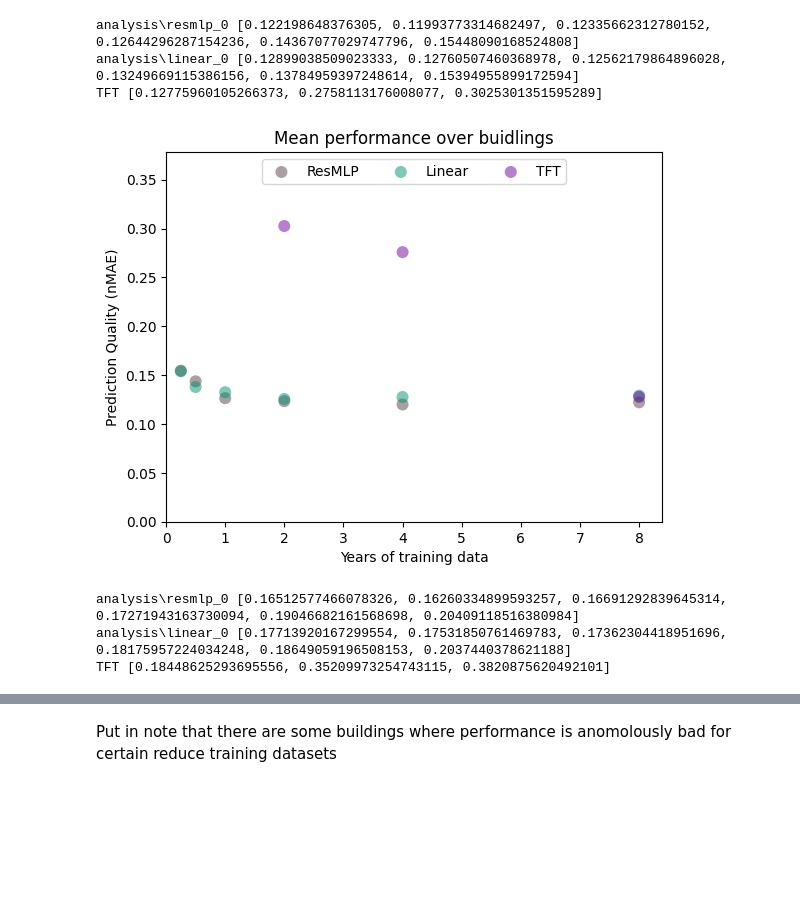
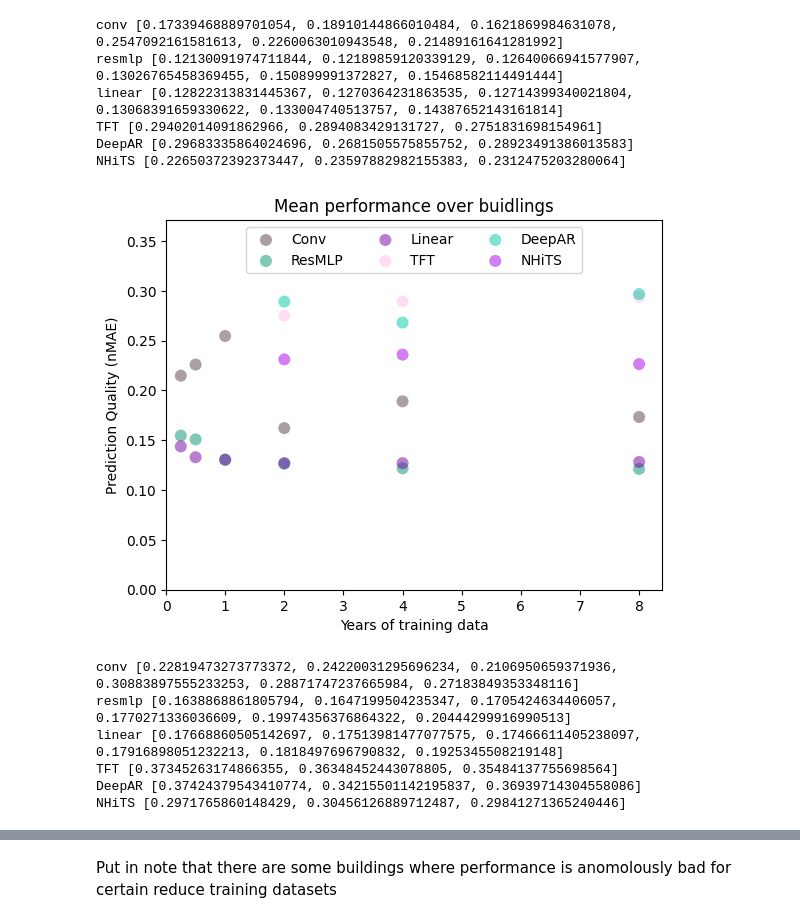
Before and after one commit to EECi/Annex_37, a Jupyter notebook: plots/plot_data_efficiency.ipynb, the cells around one changed output, grey strips where cells are left out. Cells and saved outputs as stored; diff of their text form; code cells hidden in the pictures; blank space fills up the shorter version.

```diff
--- a/plots/plot_data_efficiency.ipynb
+++ b/plots/plot_data_efficiency.ipynb
@@ -7,9 +7,9 @@ from matplotlib import pyplot as plt
 # %%
 eeci_colors = ['#574145','#009070','#7500a0','#ffbfeb','#00C8A4','#a800e5','#4d4e51','#BEA5A9','#ebf1f7'] # '#E50068', not using Conv
 # %%
-comp_results_file = os.path.join('..','results', 'prediction_tests_same-train-test.csv')
+comp_results_file = os.path.join('..','results', 'prediction_tests_baseline.csv')
 comp_results = pd.read_csv(comp_results_file)
-de_results_file = os.path.join('..','results', 'prediction_tests_rd-train-test.csv')
+de_results_file = os.path.join('..','results', 'prediction_tests_data_efficiency.csv')
 de_results = pd.read_csv(de_results_file)
 # %%
 print(de_results)
@@ -34,19 +34,18 @@ print(de_results)
 # %%
-comp_models = [r'analysis\resmlp_0', 'analysis\linear_0', 'TFT']
-rd_models = [r'analysis\resmlp_', 'analysis\linear_', 'TFT-']
-model_names = ['ResMLP', 'Linear', 'TFT']
+comp_models = ['conv', 'resmlp', 'linear', 'TFT', 'DeepAR', 'NHiTS']
+model_names = ['Conv', 'ResMLP', 'Linear', 'TFT', 'DeepAR', 'NHiTS']
 UCam_ids = [0,3,9,11,12,15,16,25,26,32,38,44,45,48,49]
-columns = ['P','C',*['L%s'%id for id in UCam_ids]]
+columns = ['P','C','S',*['L%s'%id for id in UCam_ids]]
 rds = ['rd4y','rd2y','rd1y','rd6m','rd3m']
 rd_years = [4,2,1,0.5,0.25]
 # %%
 for metric, metric_name in zip(['gmnMAE','gmnRMSE'],['nMAE','nRMSE']):
-    for var,var_name in zip(['P','C'],['Pricing','Carbon']):
+    for var,var_name in zip(['P','C','S'],['Pricing','Carbon','Solar']):
         all_ys = []
         fig, ax = plt.subplots()
-        for i,(comp_model,rd_model) in enumerate(zip(comp_models,rd_models)):
+        for i,model in enumerate(comp_models):
             xs = [8,*rd_years]
-            ys = [comp_results[(comp_results['Model Name']==comp_model) & (comp_results['Metric']==metric)][var].iloc[0]] + [de_results[(de_results['Model Name']==rd_model+rd) & (de_results['Metric']==metric)][var].iloc[0] for rd in rds if (rd_model+rd) in de_results['Model Name'].to_list()]
+            ys = [comp_results[(comp_results['Model Name']==model) & (comp_results['Metric']==metric)][var].iloc[0]] + [de_results[(de_results['Model Name']==model+'-'+rd) & (de_results['Metric']==metric)][var].iloc[0] for rd in rds if (model+'-'+rd) in de_results['Model Name'].to_list()]
             all_ys.extend(ys)
             ax.scatter(xs[:len(ys)],ys,label=model_names[i],color=eeci_colors[i], alpha=0.5, edgecolors='none',s=75)
         plt.xlim(0)
@@ -66,9 +67,9 @@ for metric, metric_name in zip(['gmnMAE','gmnRMSE'],['nMAE','nRMSE']):
     for var in ['L0','L3','L15','L26','L44']:
         all_ys = []
         fig, ax = plt.subplots()
-        for i,(comp_model,rd_model) in enumerate(zip(comp_models,rd_models)):
+        for i,model in enumerate(comp_models):
             xs = [8,*rd_years]
-            ys = [comp_results[(comp_results['Model Name']==comp_model) & (comp_results['Metric']==metric)][var].iloc[0]] + [de_results[(de_results['Model Name']==rd_model+rd) & (de_results['Metric']==metric)][var].iloc[0] for rd in rds if (rd_model+rd) in de_results['Model Name'].to_list()]
+            ys = [comp_results[(comp_results['Model Name']==model) & (comp_results['Metric']==metric)][var].iloc[0]] + [de_results[(de_results['Model Name']==model+'-'+rd) & (de_results['Metric']==metric)][var].iloc[0] for rd in rds if (model+'-'+rd) in de_results['Model Name'].to_list()]
             all_ys.extend(ys)
             ax.scatter(xs[:len(ys)],ys,label=model_names[i],color=eeci_colors[i], alpha=0.5, edgecolors='none',s=75)
         plt.xlim(0)
@@ -92,26 +93,32 @@ for metric, metric_name in zip(['gmnMAE','gmnRMSE'],['nMAE','nRMSE']):
 # %%
 for metric, metric_name in zip(['gmnMAE','gmnRMSE'],['nMAE','nRMSE']):
     all_ys = []
     fig, ax = plt.subplots()
-    for i,(comp_model,rd_model) in enumerate(zip(comp_models,rd_models)):
+    for i,model in enumerate(comp_models):
         xs = [8,*rd_years]
-        ys = [np.mean(comp_results[(comp_results['Model Name']==comp_model) & (comp_results['Metric']==metric)][['L%s'%id for id in UCam_ids]].iloc[0])] +\
-            [np.mean(np.ma.masked_invalid(de_results[(de_results['Model Name']==rd_model+rd) & (de_results['Metric']==metric)][['L%s'%id for id in UCam_ids]].iloc[0])) for rd in rds if (rd_model+rd) in de_results['Model Name'].to_list()]
+        ys = [np.mean(comp_results[(comp_results['Model Name']==model) & (comp_results['Metric']==metric)][['L%s'%id for id in UCam_ids]].iloc[0])] +\
+            [np.mean(np.ma.masked_invalid(de_results[(de_results['Model Name']==model+'-'+rd) & (de_results['Metric']==metric)][['L%s'%id for id in UCam_ids]].iloc[0])) for rd in rds if (model+'-'+rd) in de_results['Model Name'].to_list()]
         all_ys.extend(ys)
         ax.scatter(xs[:len(ys)],ys,label=model_names[i],color=eeci_colors[i], alpha=0.5, edgecolors='none',s=75)
-        print(comp_model,ys)
+        print(model,ys)
     plt.xlim(0)
     plt.ylim(0,max(all_ys)*1.25)
     plt.xlabel('Years of training data')
     plt.ylabel(f'Prediction Quality ({metric_name})')
     plt.title('Mean performance over buidlings')
     plt.legend(loc='upper center', bbox_to_anchor=(0.5, 1), ncol=3, fancybox=True)
     plt.show()
 # %% [output]
-analysis\resmlp_0 [0.122198648376305, 0.11993773314682497, 0.12335662312780152, 0.12644296287154236, 0.14367077029747796, 0.15448090168524808]
-analysis\linear_0 [0.12899038509023333, 0.12760507460368978, 0.12562179864896028, 0.13249669115386156, 0.13784959397248614, 0.15394955899172594]
-TFT [0.12775960105266373, 0.2758113176008077, 0.3025301351595289]
+conv [0.17339468889701054, 0.18910144866010484, 0.1621869984631078, 0.2547092161581613, 0.2260063010943548, 0.21489161641281992]
+resmlp [0.12130091974711844, 0.12189859120339129, 0.12640066941577907, 0.13026765458369455, 0.150899991372827, 0.15468582114491444]
+linear [0.12822313831445367, 0.1270364231863535, 0.12714399340021804, 0.13068391659330622, 0.133004740513757, 0.14387652143161814]
+TFT [0.29402014091862966, 0.2894083429131727, 0.2751831698154961]
+DeepAR [0.29683335864024696, 0.2681505575855752, 0.28923491386013583]
+NHiTS [0.22650372392373447, 0.23597882982155383, 0.2312475203280064]
-[figure, old version]
+[figure, new version]
-analysis\resmlp_0 [0.16512577466078326, 0.16260334899593257, 0.16691292839645314, 0.17271943163730094, 0.19046682161568698, 0.20409118516380984]
-analysis\linear_0 [0.17713920167299554, 0.17531850761469783, 0.17362304418951696, 0.18175957224034248, 0.18649059196508153, 0.2037440378621188]
-TFT [0.18448625293695556, 0.35209973254743115, 0.3820875620492101]
+conv [0.22819473273773372, 0.24220031295696234, 0.2106950659371936, 0.30883897555233253, 0.28871747237665984, 0.27183849353348116]
+resmlp [0.1638868861805794, 0.1647199504235347, 0.1705424634406057, 0.1770271336036609, 0.19974356376864322, 0.20444299916990513]
+linear [0.17668860505142697, 0.17513981477077575, 0.17466611405238097, 0.17916898051232213, 0.1818497696790832, 0.1925345508219148]
+TFT [0.37345263174866355, 0.36348452443078805, 0.35484137755698564]
+DeepAR [0.37424379543410774, 0.34215501142195837, 0.36939714304558086]
+NHiTS [0.2971765860148429, 0.30456126889712487, 0.29841271365240446]
```
Also changed, not shown: parts of 4 cells of this notebook, 3 other files.
